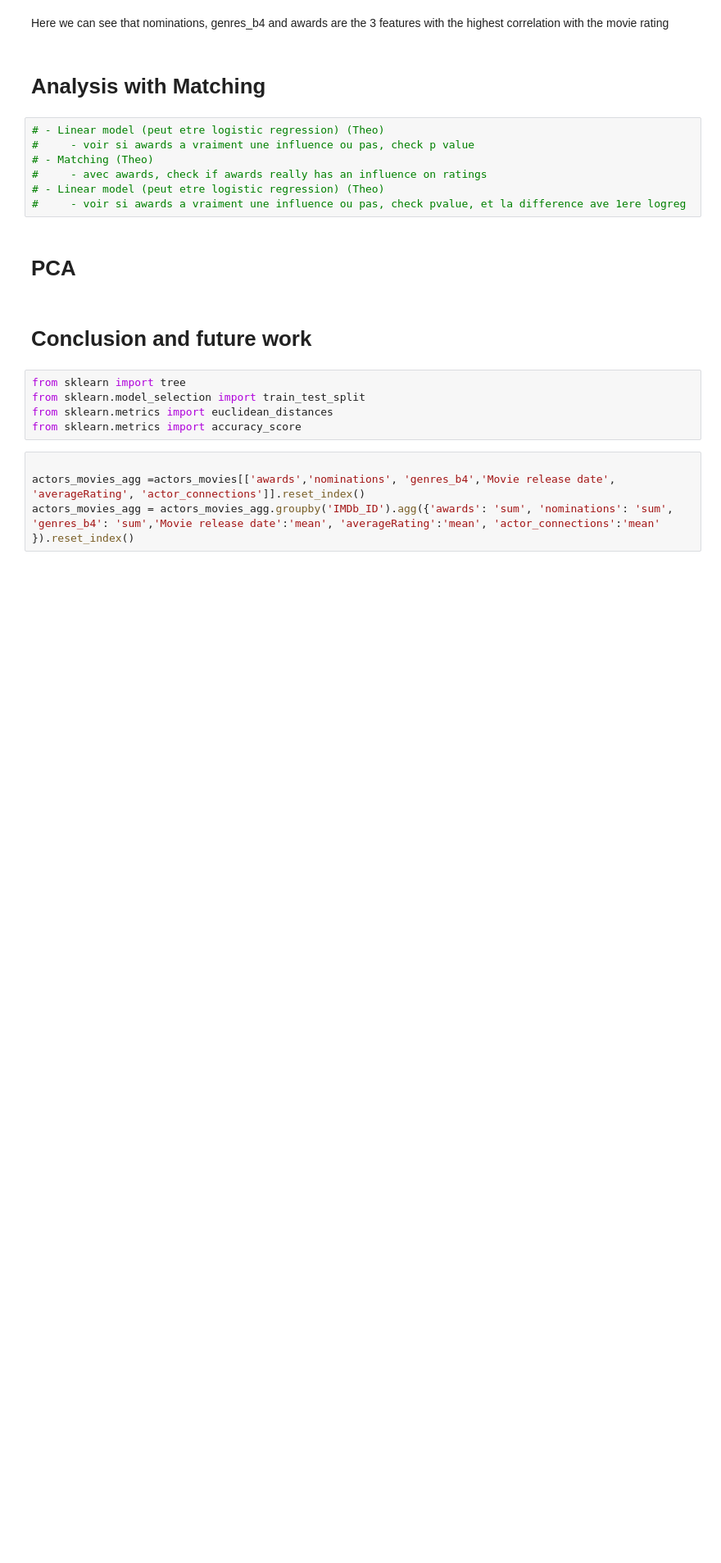
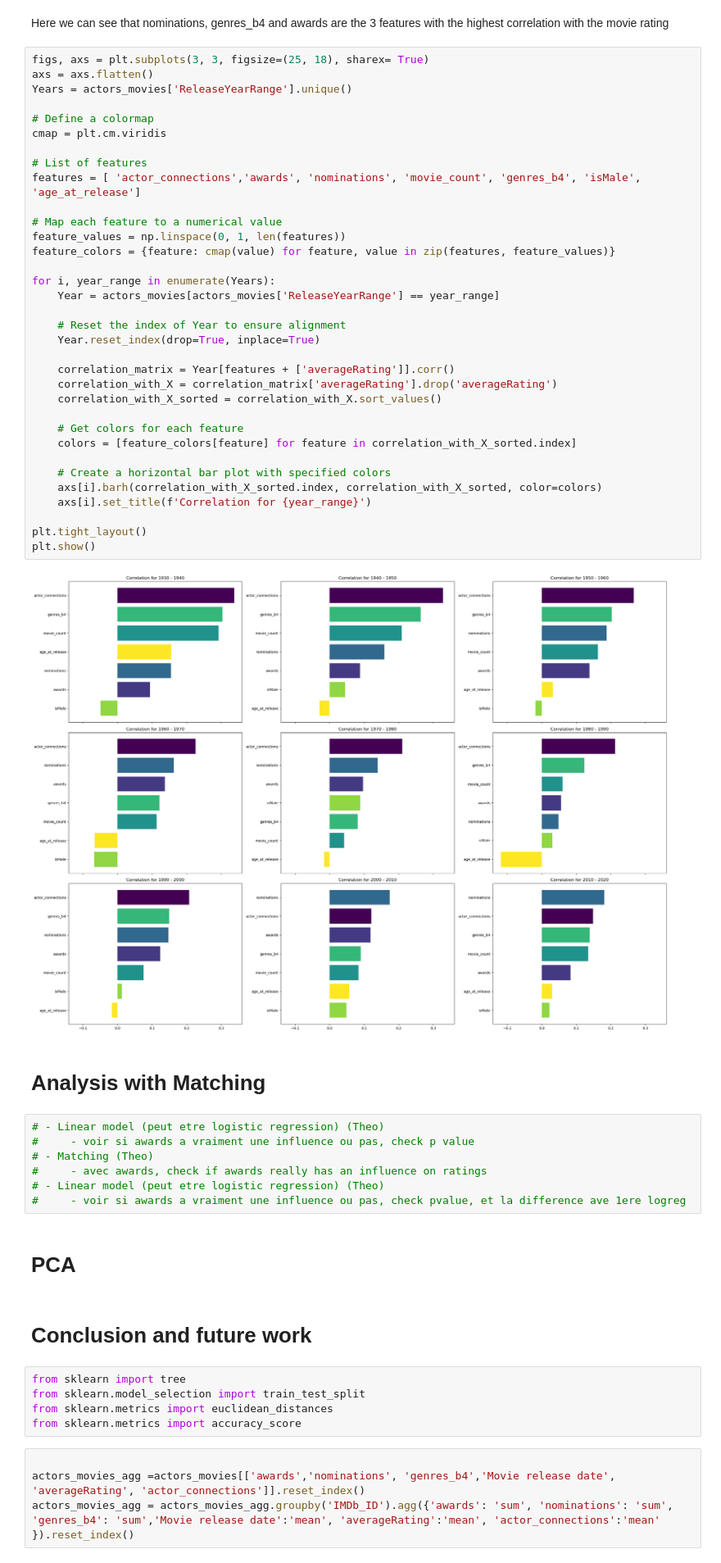
Before and after one commit to epfl-ada/ada-2023-project-dromadaire, a Jupyter notebook: P3end.ipynb, the cells around one changed output. Shown at 82% size. Saved outputs shown, nothing was run; the diff lists cells and outputs as text; blank space fills up the shorter version.

```diff
--- a/P3end.ipynb
+++ b/P3end.ipynb
@@ -289,5 +319,41 @@ plt.show()
 # %% [markdown]
 Here we can see that nominations, genres_b4 and awards are the 3 features with the highest correlation with the movie rating
+# %%
+figs, axs = plt.subplots(3, 3, figsize=(25, 18), sharex= True)
+axs = axs.flatten()
+Years = actors_movies['ReleaseYearRange'].unique()
+
+# Define a colormap
+cmap = plt.cm.viridis
+
+# List of features
+features = [ 'actor_connections','awards', 'nominations', 'movie_count', 'genres_b4', 'isMale', 'age_at_release']
+
+# Map each feature to a numerical value
+feature_values = np.linspace(0, 1, len(features))
+feature_colors = {feature: cmap(value) for feature, value in zip(features, feature_values)}
+
+for i, year_range in enumerate(Years):
+    Year = actors_movies[actors_movies['ReleaseYearRange'] == year_range]
+
+    # Reset the index of Year to ensure alignment
+    Year.reset_index(drop=True, inplace=True)
+
+    correlation_matrix = Year[features + ['averageRating']].corr()
+    correlation_with_X = correlation_matrix['averageRating'].drop('averageRating')
+    correlation_with_X_sorted = correlation_with_X.sort_values()
+
+    # Get colors for each feature
+    colors = [feature_colors[feature] for feature in correlation_with_X_sorted.index]
+
+    # Create a horizontal bar plot with specified colors
+    axs[i].barh(correlation_with_X_sorted.index, correlation_with_X_sorted, color=colors)
+    axs[i].set_title(f'Correlation for {year_range}')
+
+plt.tight_layout()
+plt.show()
+# %% [output]
+[figure, added]
 # %% [markdown]
 # Analysis with Matching
 # %%
```
Also changed, not shown: parts of 9 cells of this notebook.
